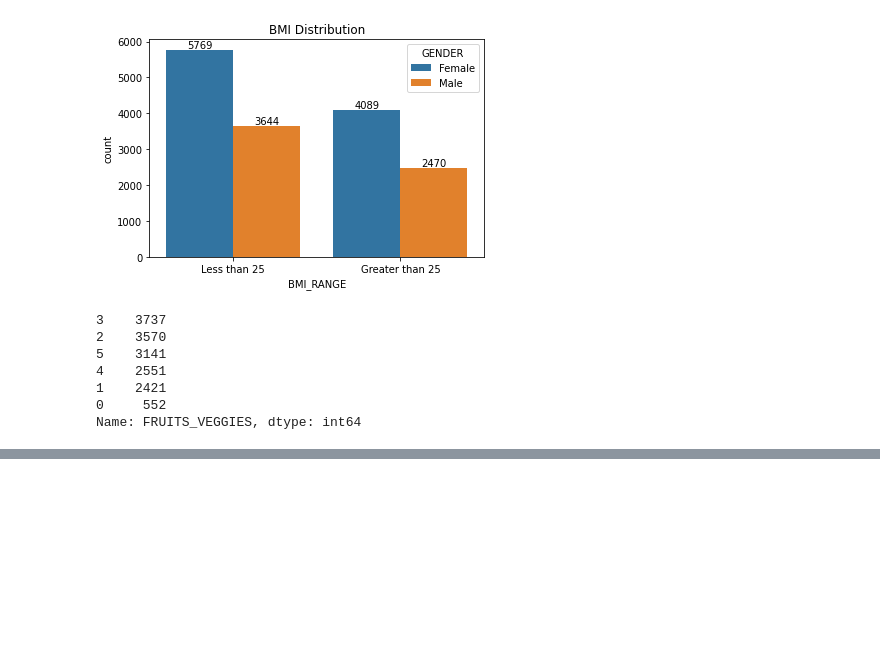
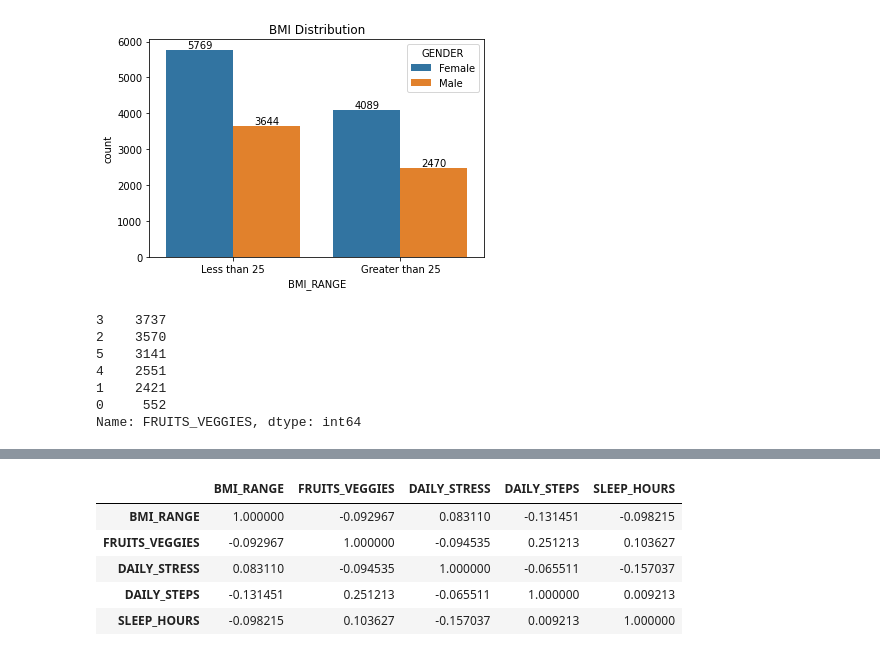
Before and after one commit to OmdenaAI/egypt-roommate-compatibility, a Jupyter notebook: Wellbeing and Lifestyle EDA.ipynb, the cells around one changed output, grey strips where cells are left out. Cells and saved outputs as stored; diff of their text form; code cells hidden in the pictures; blank space fills up the shorter version.

```diff
--- a/Wellbeing and Lifestyle EDA.ipynb
+++ b/Wellbeing and Lifestyle EDA.ipynb
@@ -228,0 +263,9 @@ plt.tight_layout()
+# %%
+new_df.corr()
+# %% [output]
+|  | BMI_RANGE | FRUITS_VEGGIES | DAILY_STRESS | DAILY_STEPS | SLEEP_HOURS |
+| BMI_RANGE | 1.000000 | -0.092967 | 0.083110 | -0.131451 | -0.098215 |
+| FRUITS_VEGGIES | -0.092967 | 1.000000 | -0.094535 | 0.251213 | 0.103627 |
+| DAILY_STRESS | 0.083110 | -0.094535 | 1.000000 | -0.065511 | -0.157037 |
+| DAILY_STEPS | -0.131451 | 0.251213 | -0.065511 | 1.000000 | 0.009213 |
+| SLEEP_HOURS | -0.098215 | 0.103627 | -0.157037 | 0.009213 | 1.000000 |
```
Also changed, not shown: parts of 10 cells of this notebook.
